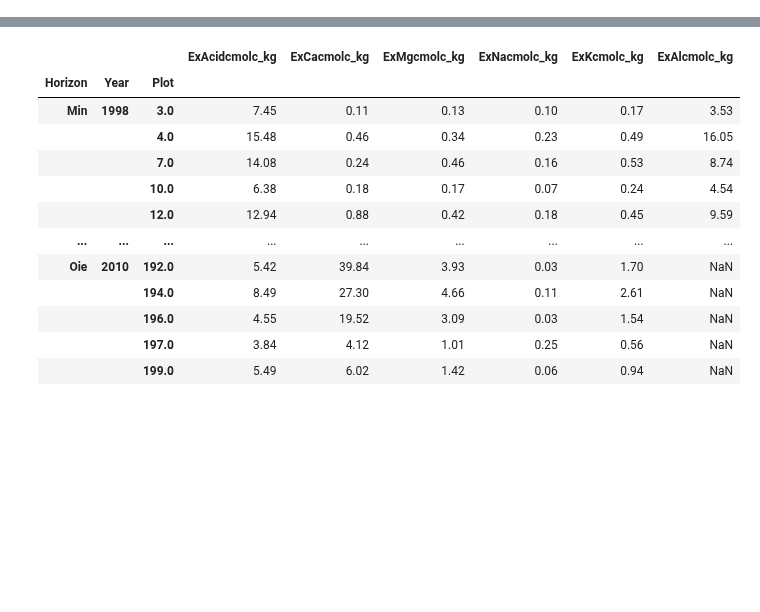
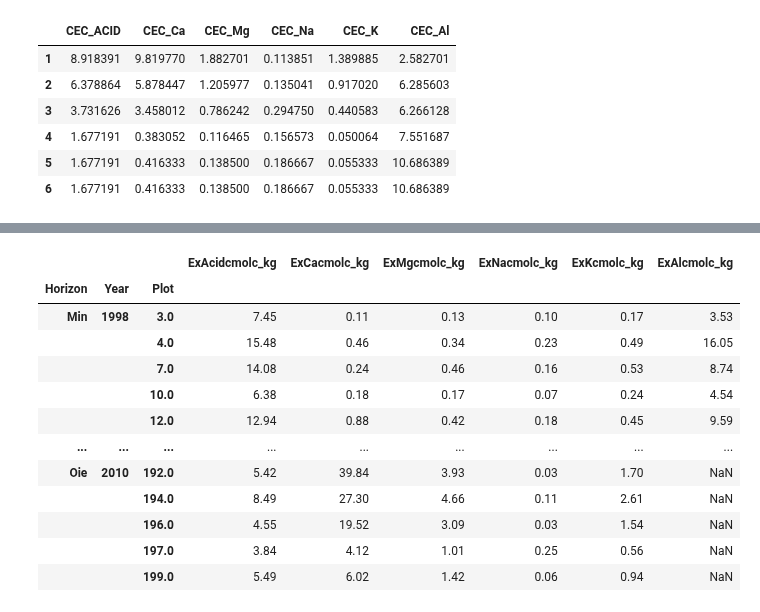
Before and after one commit to ypwong22/erw_scripts, a Jupyter notebook: plot_lysmeter.ipynb, the cells around one changed output, grey strips where cells are left out. Cells and saved outputs as stored; diff of their text form; code cells hidden in the pictures; blank space fills up the shorter version.

```diff
--- a/plot_lysmeter.ipynb
+++ b/plot_lysmeter.ipynb
@@ -15,0 +68,12 @@ data['pH'].plot()
+# %%
+combined = pd.DataFrame(np.nan, index = ['Oie', 'Oa', 'A', 'E', 'Bhs'],
+                        columns = ['CEC_ACID', 'CEC_Ca', 'CEC_Mg', 'CEC_Na', 'CEC_K', 'CEC_Al'])
+combined.loc[['Oie', 'Oa'], :] = \
+    cec_top.loc[['Oie', 'Oa'],
+                ['ExAcidcmolc_kg', 'ExCacmolc_kg', 'ExMgcmolc_kg', 'ExNacmolc_kg', 'ExKcmolc_kg', 'ExAlcmolc_kg']].values
+combined.loc[['A', 'E', 'Bhs'], 'CEC_ACID'] = cec_top.loc['Min', 'ExAcidcmolc_kg']
+combined.loc[['A', 'E', 'Bhs'], ['CEC_Ca', 'CEC_Mg', 'CEC_Na', 'CEC_K', 'CEC_Al']] = \
+    cec_min.loc[['A', 'E', 'Bhs'],
+                ['Ca_NH4Cl', 'Mg_NH4Cl', 'K_NH4Cl', 'Na_NH4Cl', 'Al_NH4Cl']].values
+combined.to_csv(os.path.join(os.environ['PROJDIR'], 'ERW_LDRD', 'results', 'HBR_CEC.csv'))
+combined
@@ -15,0 +87,23 @@ data['pH'].plot()
+# %%
+# Convert from soil horizon to ELM soil layers
+# Assume Oi = Oe
+elm_cec = pd.DataFrame(np.nan, index = range(1, 7), columns = combined.columns)
+elm_cec.loc[1, :] = combined.loc['Oie', :].values
+elm_cec.loc[2, :] = (combined.loc['Oie', :].values * 0.0075 + \
+    combined.loc['Oa', :].values * 0.0201) / 0.0276
+elm_cec.loc[3, :] = (combined.loc['Oa', :].values * 0.0249 + \
+    combined.loc['A', :].values * 0.015 + \
+    combined.loc['E', :].values * 0.0056) / 0.0455
+elm_cec.loc[4, :] = (combined.loc['E', :].values * 0.0294 + \
+    combined.loc['Bhs', :].values * 0.0455) / 0.0749
+elm_cec.loc[5, :] = combined.loc['Bhs', :].values
+elm_cec.loc[6, :] = combined.loc['Bhs', :].values
+elm_cec
+# %% [output]
+|  | CEC_ACID | CEC_Ca | CEC_Mg | CEC_Na | CEC_K | CEC_Al |
+| 1 | 8.918391 | 9.819770 | 1.882701 | 0.113851 | 1.389885 | 2.582701 |
+| 2 | 6.378864 | 5.878447 | 1.205977 | 0.135041 | 0.917020 | 6.285603 |
+| 3 | 3.731626 | 3.458012 | 0.786242 | 0.294750 | 0.440583 | 6.266128 |
+| 4 | 1.677191 | 0.383052 | 0.116465 | 0.156573 | 0.050064 | 7.551687 |
+| 5 | 1.677191 | 0.416333 | 0.138500 | 0.186667 | 0.055333 | 10.686389 |
+| 6 | 1.677191 | 0.416333 | 0.138500 | 0.186667 | 0.055333 | 10.686389 |
```
Also changed, not shown: parts of 19 cells of this notebook, 3 other files.
